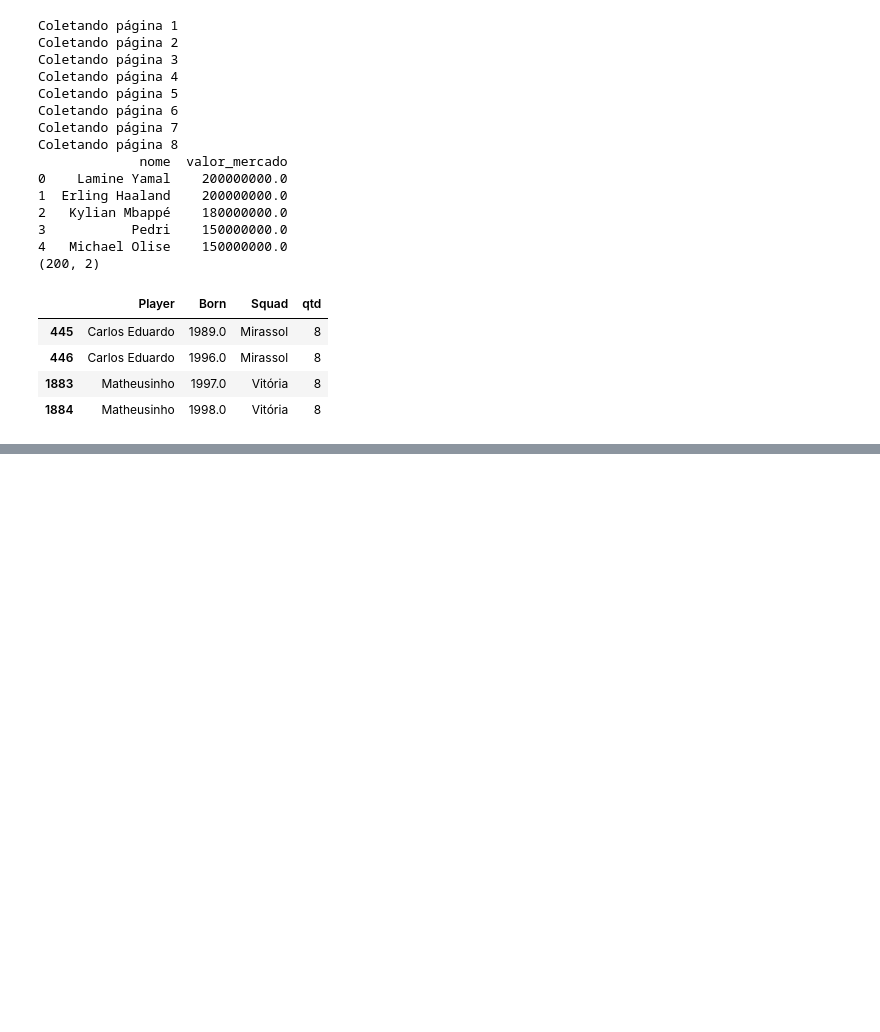
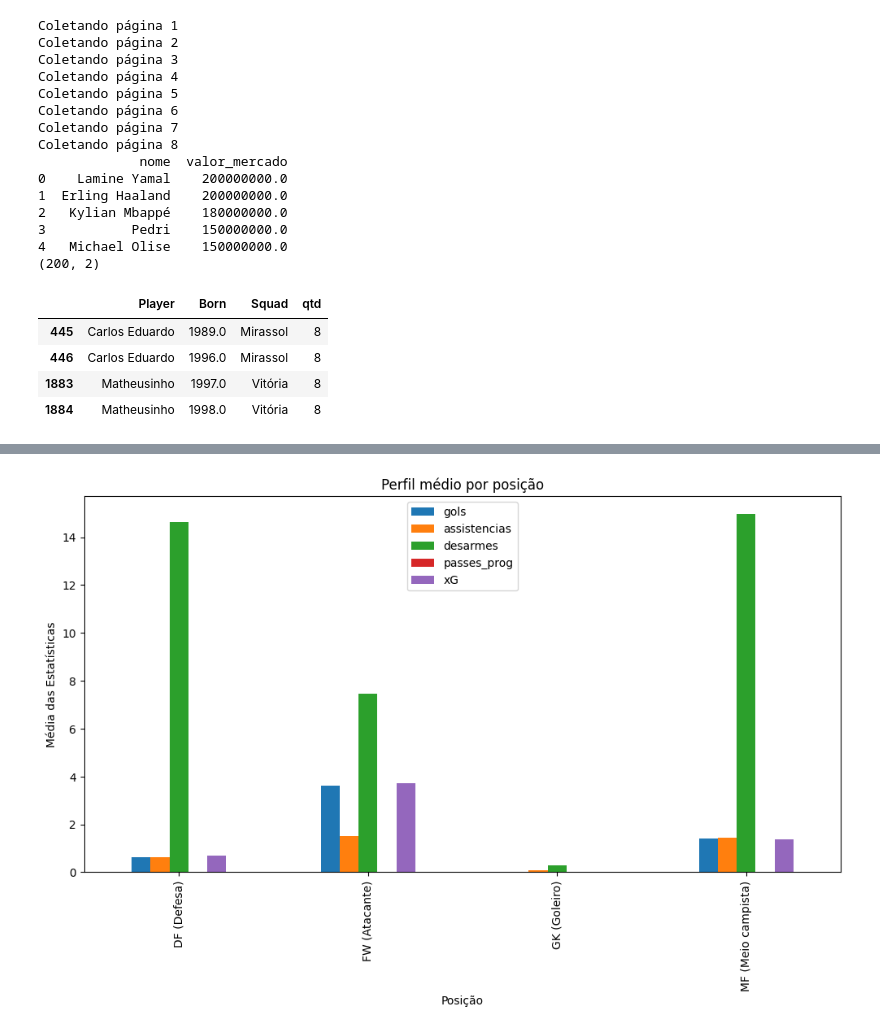
Before and after one commit to GabiMangili/DataMiningTrabalho, a Jupyter notebook: datamining.ipynb, the cells around one changed output, grey strips where cells are left out. Saved outputs shown, nothing was run; the diff lists cells and outputs as text; code cells hidden in the pictures; blank space fills up the shorter version.

```diff
--- a/datamining.ipynb
+++ b/datamining.ipynb
@@ -378,0 +523,28 @@ Jogadores sem valor de mercado: 2729
+# %%
+perfil = (
+    dataset_final
+    .groupby("posicao")
+    [
+        [
+            "gols",
+            "assistencias",
+            "desarmes",
+            "passes_prog",
+            "xG"
+        ]
+    ]
+    .mean()
+)
+
+perfil.plot(
+    kind="bar",
+    figsize=(12,6)
+)
+
+plt.title("Perfil médio por posição")
+plt.xlabel("Posição")
+plt.ylabel("Média das Estatísticas")
+
+plt.show()
+# %% [output]
+[figure, added]
```
Also changed, not shown: parts of 12 cells of this notebook, 1 other file.
